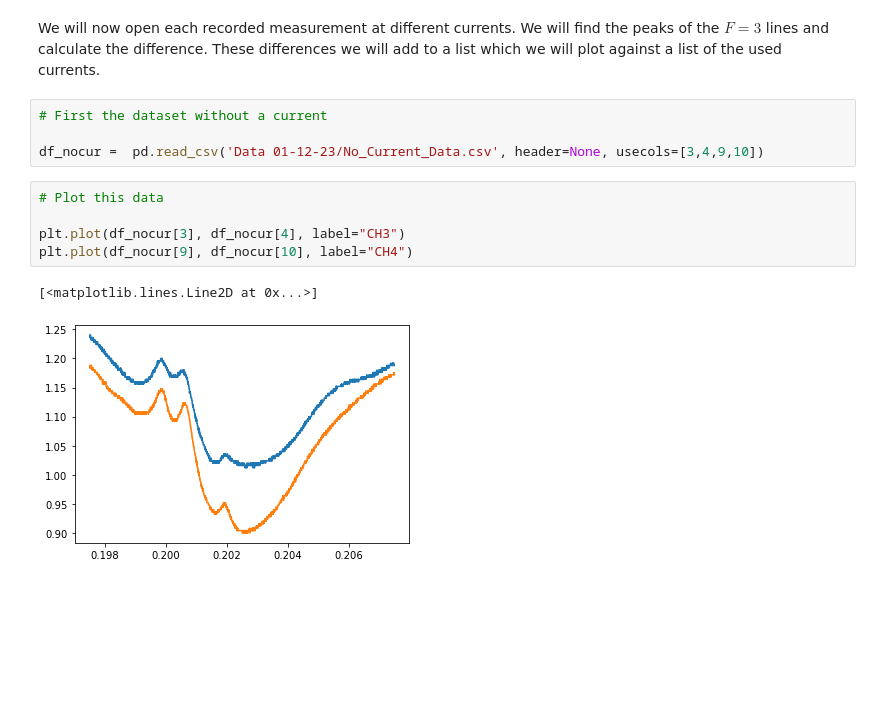
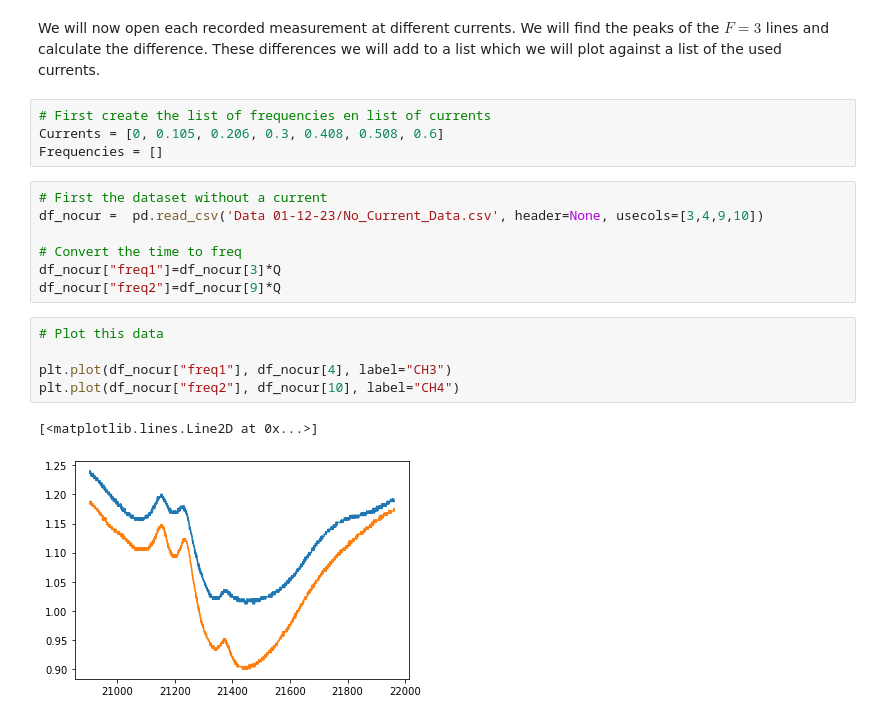
Before and after one commit to Rikkertttt/Rubidium-Spectroscopy, a Jupyter notebook: endfile.ipynb, the cells around one changed output. Saved outputs shown, nothing was run; the diff lists cells and outputs as text; blank space fills up the shorter version.

```diff
--- a/endfile.ipynb
+++ b/endfile.ipynb
@@ -111,15 +125,22 @@ Q = delta_f/delta_t
 For each dataset we will further use, we can thus convert the time axis to frequency axis.
 # %% [markdown]
 We will now open each recorded measurement at different currents. We will find the peaks of the $F=3$ lines and calculate the difference. These differences we will add to a list which we will plot against a list of the used currents.
+# %%
+# First create the list of frequencies en list of currents
+Currents = [0, 0.105, 0.206, 0.3, 0.408, 0.508, 0.6]
+Frequencies = []
 # %%
 # First the dataset without a current
+df_nocur =  pd.read_csv('Data 01-12-23/No_Current_Data.csv', header=None, usecols=[3,4,9,10])
 
-df_nocur =  pd.read_csv('Data 01-12-23/No_Current_Data.csv', header=None, usecols=[3,4,9,10])
+# Convert the time to freq
+df_nocur["freq1"]=df_nocur[3]*Q
+df_nocur["freq2"]=df_nocur[9]*Q
 # %%
 # Plot this data
 
-plt.plot(df_nocur[3], df_nocur[4], label="CH3")
-plt.plot(df_nocur[9], df_nocur[10], label="CH4")
+plt.plot(df_nocur["freq1"], df_nocur[4], label="CH3")
+plt.plot(df_nocur["freq2"], df_nocur[10], label="CH4")
 # %% [output]
 [<matplotlib.lines.Line2D at 0x...>]
-[figure, old version]
+[figure, new version]
```
Also changed, not shown: parts of 16 cells of this notebook.
